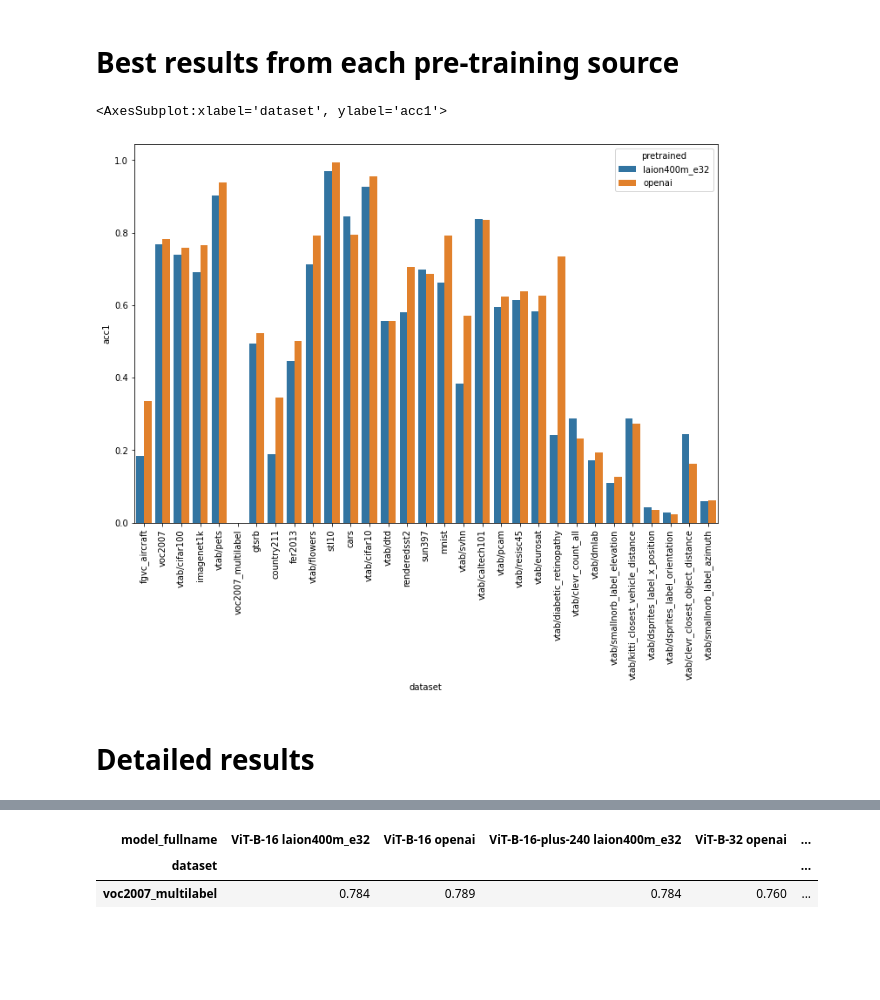
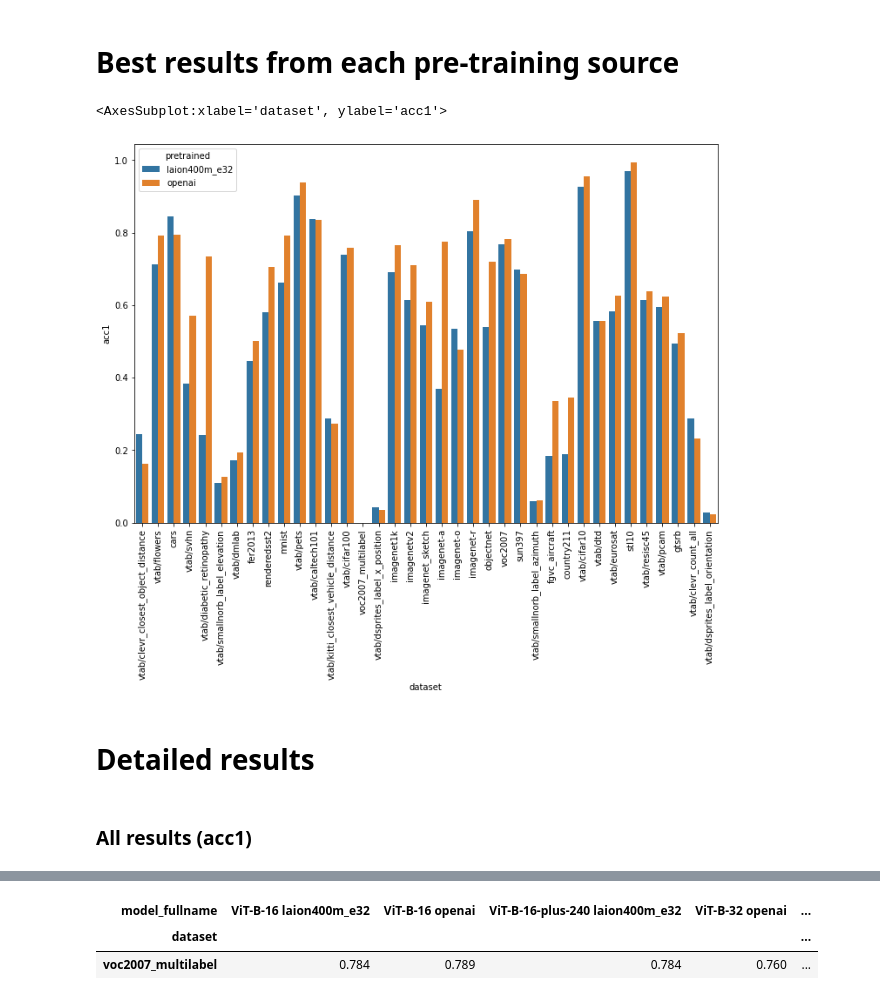
Before and after one commit to LAION-AI/CLIP_benchmark, a Jupyter notebook: benchmark/results.ipynb, the cells around one changed output, grey strips where cells are left out. Cells and saved outputs as stored; diff of their text form; code cells hidden in the pictures; blank space fills up the shorter version.

Commit message:
- support imagenet robustness datasets - update benchmark with imagenet robustness dataset - show benchmark ranking of the models on README - more comments on datasets - credits

```diff
--- a/benchmark/results.ipynb
+++ b/benchmark/results.ipynb
@@ -5,37 +5,47 @@ import matplotlib.pyplot as plt
 import seaborn as sns
 pd.options.display.float_format = '{:.3f}'.format
 dataset_type = {
-    "vtab/clevr_closest_object_distance": "structured",
     "vtab/flowers": "natural",
     "cars": "natural",
     "vtab/svhn": "natural",
-    "vtab/diabetic_retinopathy": "specialized",
-    "vtab/smallnorb_label_elevation": "structured",
-    "vtab/dmlab": "structured",
     "fer2013": "natural",
     "renderedsst2": "natural",
     "mnist": "natural",
     "vtab/pets": "natural",
     "vtab/caltech101": "natural",
-    "vtab/kitti_closest_vehicle_distance": "structured",
     "vtab/cifar100": "natural",
     "voc2007_multilabel": "natural",
-    "vtab/dsprites_label_x_position": "structured",
     "imagenet1k": "natural",
+    "imagenetv2": "natural",
+    "imagenet-a": "natural",
+    "imagenet-o": "natural",
+    "imagenet-r": "natural",
+    "objectnet": "natural",
     "voc2007": "natural",
     "sun397": "natural",
-    "vtab/smallnorb_label_azimuth": "structured",
     "fgvc_aircraft": "natural",
     "country211": "natural",
     "vtab/cifar10": "natural",
     "vtab/dtd": "natural",
+    "gtsrb": "natural",
+    "stl10": "natural",
+
+    "vtab/diabetic_retinopathy": "specialized",
+    "imagenet_sketch": "specialized",
     "vtab/eurosat": "specialized",
-    "stl10": "natural",
     "vtab/resisc45": "specialized",
     "vtab/pcam": "specialized",
-    "gtsrb": "natural",
+
     "vtab/clevr_count_all": "structured",
     "vtab/dsprites_label_orientation": "structured",
+    "vtab/clevr_closest_object_distance": "structured",
+    "vtab/smallnorb_label_elevation": "structured",
+    "vtab/dmlab": "structured",
+    "vtab/kitti_closest_vehicle_distance": "structured",
+    "vtab/dsprites_label_x_position": "structured",
+    "vtab/smallnorb_label_azimuth": "structured",
+
+
 }
 def extract_arch(model):
     vit, size, patch_size, *rest = model.split("-")
@@ -130,23 +140,25 @@ ax
 # Best results from each pre-training source
 # %%
 fig = plt.figure(figsize=(12,8))
-order = df.sort_values(by="dataset_type").dataset.unique()
+order = list(dataset_type.keys())
 d = df.copy()
 ax = sns.barplot(
     x="dataset", y="acc1",
     data=d,
     order=order,
     hue="pretrained",
     estimator=np.max,
     ci=None
 )
 ax.set_xticklabels(ax.get_xticklabels(),rotation = 90)
 ax
 # %% [output]
 <AxesSubplot:xlabel='dataset', ylabel='acc1'>
-[figure, old version]
+[figure, new version]
 # %% [markdown]
 # Detailed results
+# %% [markdown]
+### All results (acc1)
 # %%
 metric = "acc1"
 df_metric = pd.pivot(df, index="model_fullname", columns="dataset", values=metric).T.dropna()
```
Also changed, not shown: parts of 13 cells of this notebook, 8 other files.
